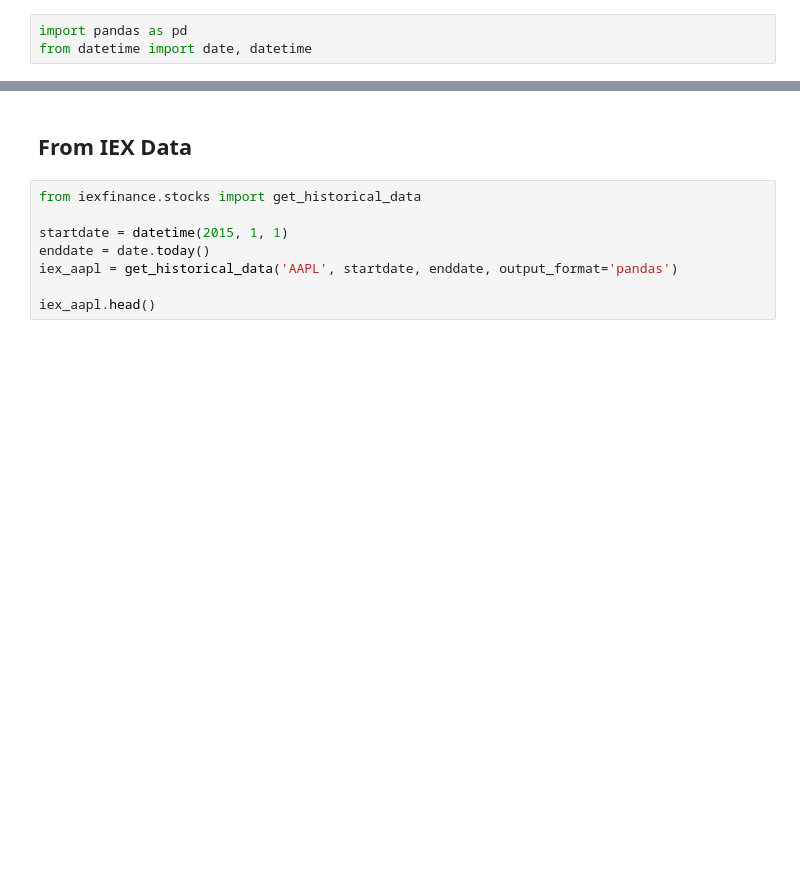
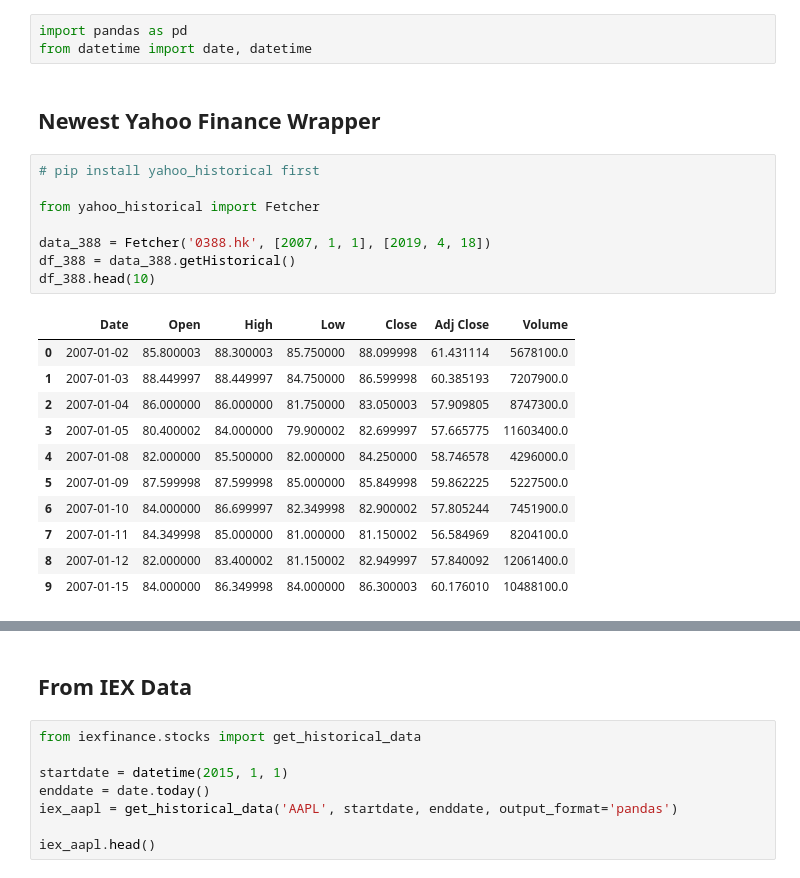
Before and after one commit to willbillionquant/python-r-qtrade, a Jupyter notebook: equities-data-api/data-api.ipynb, the cells around one changed output, grey strips where cells are left out. Drawn from its saved outputs; the diff is of its cells as text; blank space fills up the shorter version.

Commit message:
modified data-api notebook

```diff
--- a/equities-data-api/data-api.ipynb
+++ b/equities-data-api/data-api.ipynb
@@ -1,3 +1,25 @@
 # %%
 import pandas as pd
 from datetime import date, datetime
+# %% [markdown]
+## Newest Yahoo Finance Wrapper
+# %%
+# pip install yahoo_historical first
+
+from yahoo_historical import Fetcher
+
+data_388 = Fetcher('0388.hk', [2007, 1, 1], [2019, 4, 18])
+df_388 = data_388.getHistorical()
+df_388.head(10)
+# %% [output]
+|  | Date | Open | High | Low | Close | Adj Close | Volume |
+| 0 | 2007-01-02 | 85.800003 | 88.300003 | 85.750000 | 88.099998 | 61.431114 | 5678100.0 |
+| 1 | 2007-01-03 | 88.449997 | 88.449997 | 84.750000 | 86.599998 | 60.385193 | 7207900.0 |
+| 2 | 2007-01-04 | 86.000000 | 86.000000 | 81.750000 | 83.050003 | 57.909805 | 8747300.0 |
+| 3 | 2007-01-05 | 80.400002 | 84.000000 | 79.900002 | 82.699997 | 57.665775 | 11603400.0 |
+| 4 | 2007-01-08 | 82.000000 | 85.500000 | 82.000000 | 84.250000 | 58.746578 | 4296000.0 |
+| 5 | 2007-01-09 | 87.599998 | 87.599998 | 85.000000 | 85.849998 | 59.862225 | 5227500.0 |
+| 6 | 2007-01-10 | 84.000000 | 86.699997 | 82.349998 | 82.900002 | 57.805244 | 7451900.0 |
+| 7 | 2007-01-11 | 84.349998 | 85.000000 | 81.000000 | 81.150002 | 56.584969 | 8204100.0 |
+| 8 | 2007-01-12 | 82.000000 | 83.400002 | 81.150002 | 82.949997 | 57.840092 | 12061400.0 |
+| 9 | 2007-01-15 | 84.000000 | 86.349998 | 84.000000 | 86.300003 | 60.176010 | 10488100.0 |
```
Also changed, not shown: parts of 9 cells of this notebook.
